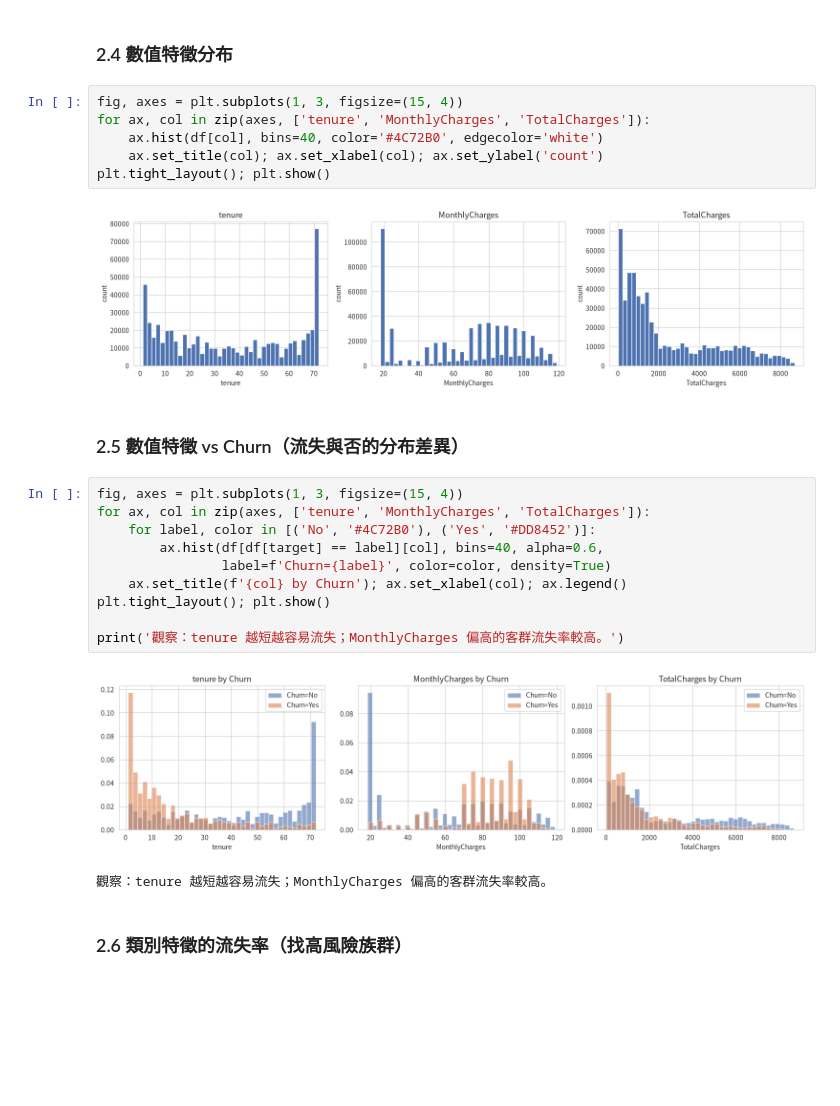
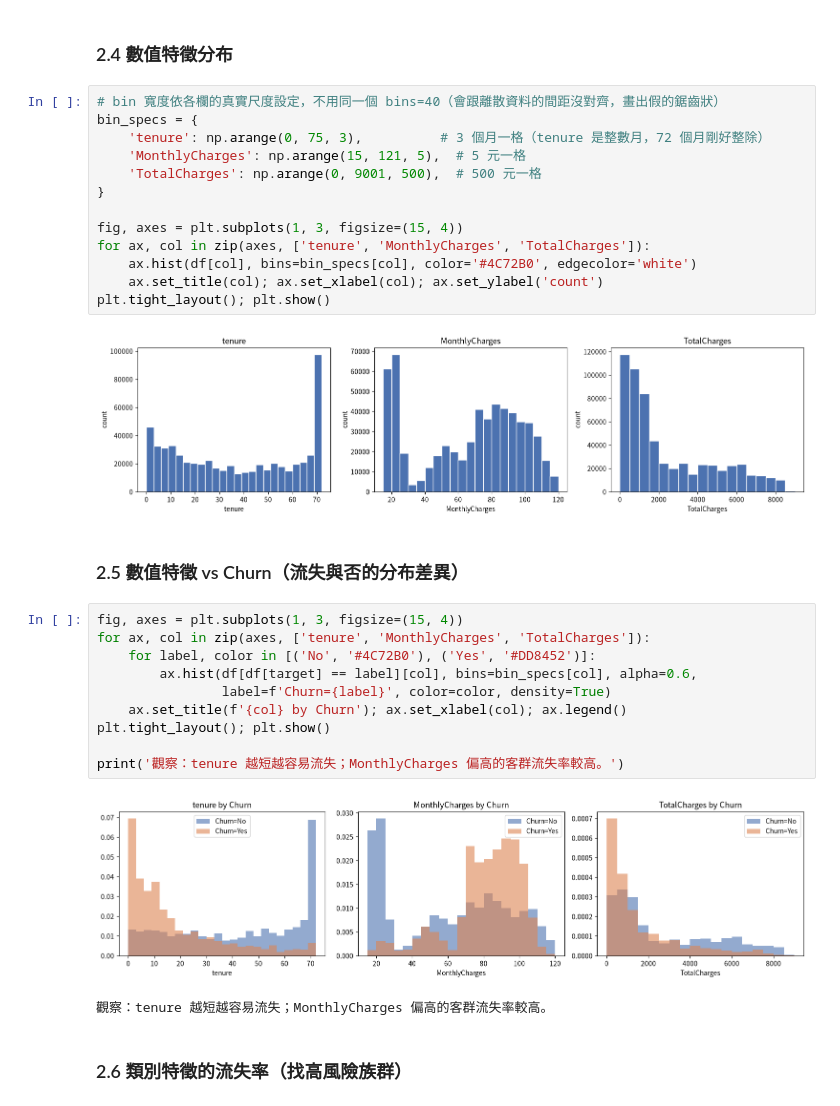
Before and after one commit to hcy1041116/churn, a Jupyter notebook: churn_da_ds.ipynb, the cells around one changed output. Saved outputs shown, nothing was run; the diff lists cells and outputs as text; blank space fills up the shorter version.

```diff
--- a/churn_da_ds.ipynb
+++ b/churn_da_ds.ipynb
@@ -168,27 +169,34 @@ for c in cat_cols:
 # %% [markdown]
 ### 2.4 數值特徵分布
 # %%
+# bin 寬度依各欄的真實尺度設定，不用同一個 bins=40（會跟離散資料的間距沒對齊，畫出假的鋸齒狀）
+bin_specs = {
+    'tenure': np.arange(0, 75, 3),          # 3 個月一格（tenure 是整數月，72 個月剛好整除）
+    'MonthlyCharges': np.arange(15, 121, 5),  # 5 元一格
+    'TotalCharges': np.arange(0, 9001, 500),  # 500 元一格
+}
+
 fig, axes = plt.subplots(1, 3, figsize=(15, 4))
 for ax, col in zip(axes, ['tenure', 'MonthlyCharges', 'TotalCharges']):
-    ax.hist(df[col], bins=40, color='#4C72B0', edgecolor='white')
+    ax.hist(df[col], bins=bin_specs[col], color='#4C72B0', edgecolor='white')
     ax.set_title(col); ax.set_xlabel(col); ax.set_ylabel('count')
 plt.tight_layout(); plt.show()
 # %% [output]
-[figure, old version]
+[figure, new version]
 # %% [markdown]
 ### 2.5 數值特徵 vs Churn（流失與否的分布差異）
 # %%
 fig, axes = plt.subplots(1, 3, figsize=(15, 4))
 for ax, col in zip(axes, ['tenure', 'MonthlyCharges', 'TotalCharges']):
     for label, color in [('No', '#4C72B0'), ('Yes', '#DD8452')]:
-        ax.hist(df[df[target] == label][col], bins=40, alpha=0.6,
+        ax.hist(df[df[target] == label][col], bins=bin_specs[col], alpha=0.6,
                 label=f'Churn={label}', color=color, density=True)
     ax.set_title(f'{col} by Churn'); ax.set_xlabel(col); ax.legend()
 plt.tight_layout(); plt.show()
 
 print('觀察：tenure 越短越容易流失；MonthlyCharges 偏高的客群流失率較高。')
 # %% [output]
-[figure, old version]
+[figure, new version]
 觀察：tenure 越短越容易流失；MonthlyCharges 偏高的客群流失率較高。
 # %% [markdown]
 ### 2.6 類別特徵的流失率（找高風險族群）
```
Also changed, not shown: parts of 20 cells of this notebook, 3 other files.
